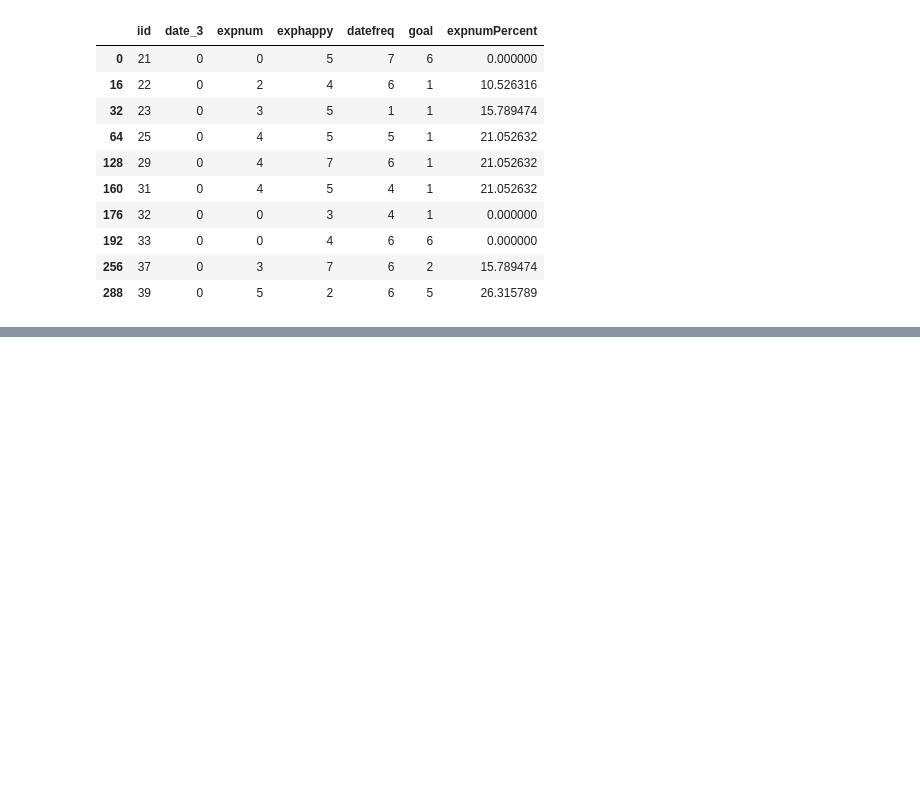
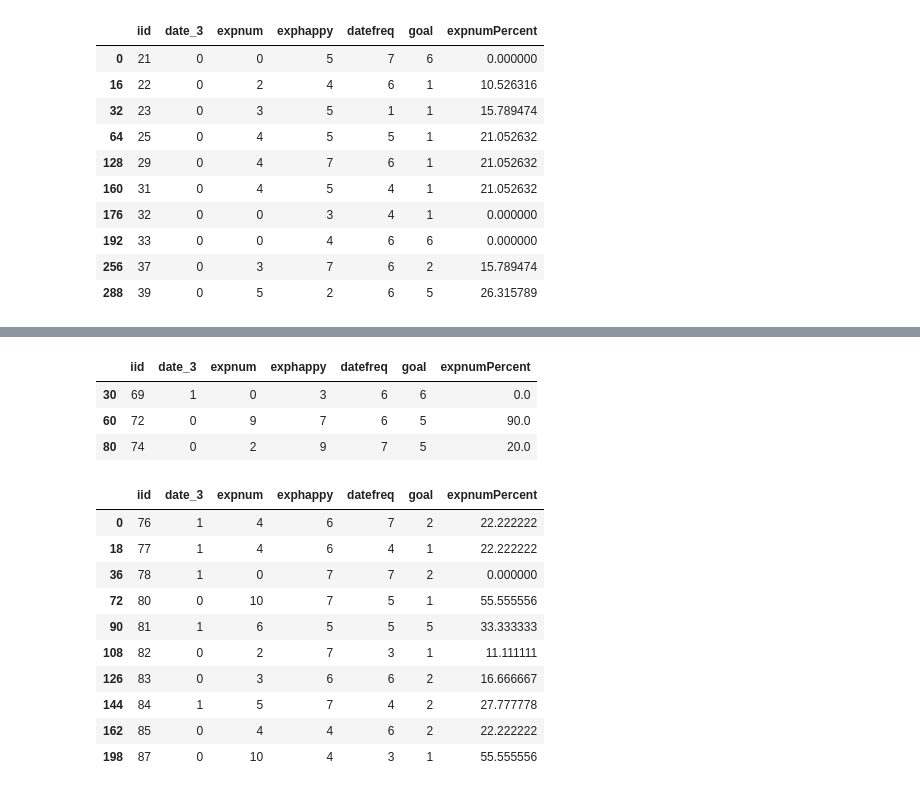
Before and after one commit to lmodenbach/web-design-challenge, a Jupyter notebook: DatingSuccessAnalysis.ipynb, the cells around one changed output, grey strips where cells are left out. Cells and saved outputs as stored; diff of their text form; code cells hidden in the pictures; blank space fills up the shorter version.

Commit message:
sheets all imported as dataframes

```diff
--- a/DatingSuccessAnalysis.ipynb
+++ b/DatingSuccessAnalysis.ipynb
@@ -68,0 +92,29 @@ wave1_df.head(10)
+# %%
+wave6_df = pd.DataFrame(pd.read_excel("Resources/SpeedDatingData.xlsm", "Wave 6"))
+wave6_df.drop_duplicates(inplace=True)
+wave6_df["expnumPercent"] = (wave6_df["expnum"]/wave6_df["iid"].count())*100
+wave6_df = wave6_df[wave6_df.date_3 != 999]
+wave6_df.head(10)
+# %% [output]
+|  | iid | date_3 | expnum | exphappy | datefreq | goal | expnumPercent |
+| 30 | 69 | 1 | 0 | 3 | 6 | 6 | 0.0 |
+| 60 | 72 | 0 | 9 | 7 | 6 | 5 | 90.0 |
+| 80 | 74 | 0 | 2 | 9 | 7 | 5 | 20.0 |
+# %%
+wave7_df = pd.DataFrame(pd.read_excel("Resources/SpeedDatingData.xlsm", "Wave 7"))
+wave7_df.drop_duplicates(inplace=True)
+wave7_df["expnumPercent"] = (wave7_df["expnum"]/wave7_df["iid"].count())*100
+wave7_df = wave7_df[wave7_df.date_3 != 999]
+wave7_df.head(10)
+# %% [output]
+|  | iid | date_3 | expnum | exphappy | datefreq | goal | expnumPercent |
+| 0 | 76 | 1 | 4 | 6 | 7 | 2 | 22.222222 |
+| 18 | 77 | 1 | 4 | 6 | 4 | 1 | 22.222222 |
+| 36 | 78 | 1 | 0 | 7 | 7 | 2 | 0.000000 |
+| 72 | 80 | 0 | 10 | 7 | 5 | 1 | 55.555556 |
+| 90 | 81 | 1 | 6 | 5 | 5 | 5 | 33.333333 |
+| 108 | 82 | 0 | 2 | 7 | 3 | 1 | 11.111111 |
+| 126 | 83 | 0 | 3 | 6 | 6 | 2 | 16.666667 |
+| 144 | 84 | 1 | 5 | 7 | 4 | 2 | 27.777778 |
+| 162 | 85 | 0 | 4 | 4 | 6 | 2 | 22.222222 |
+| 198 | 87 | 0 | 10 | 4 | 3 | 1 | 55.555556 |
```
Also changed, not shown: parts of 37 cells of this notebook.
